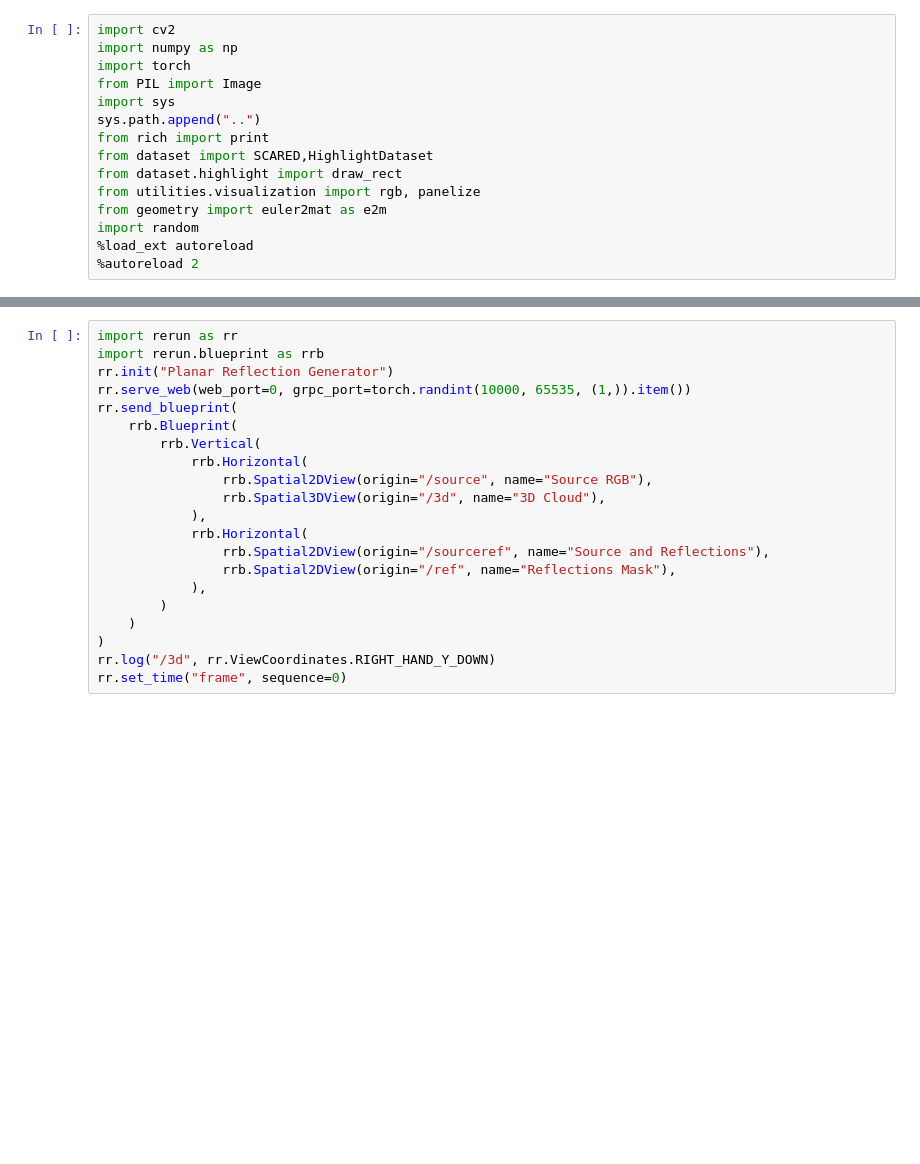
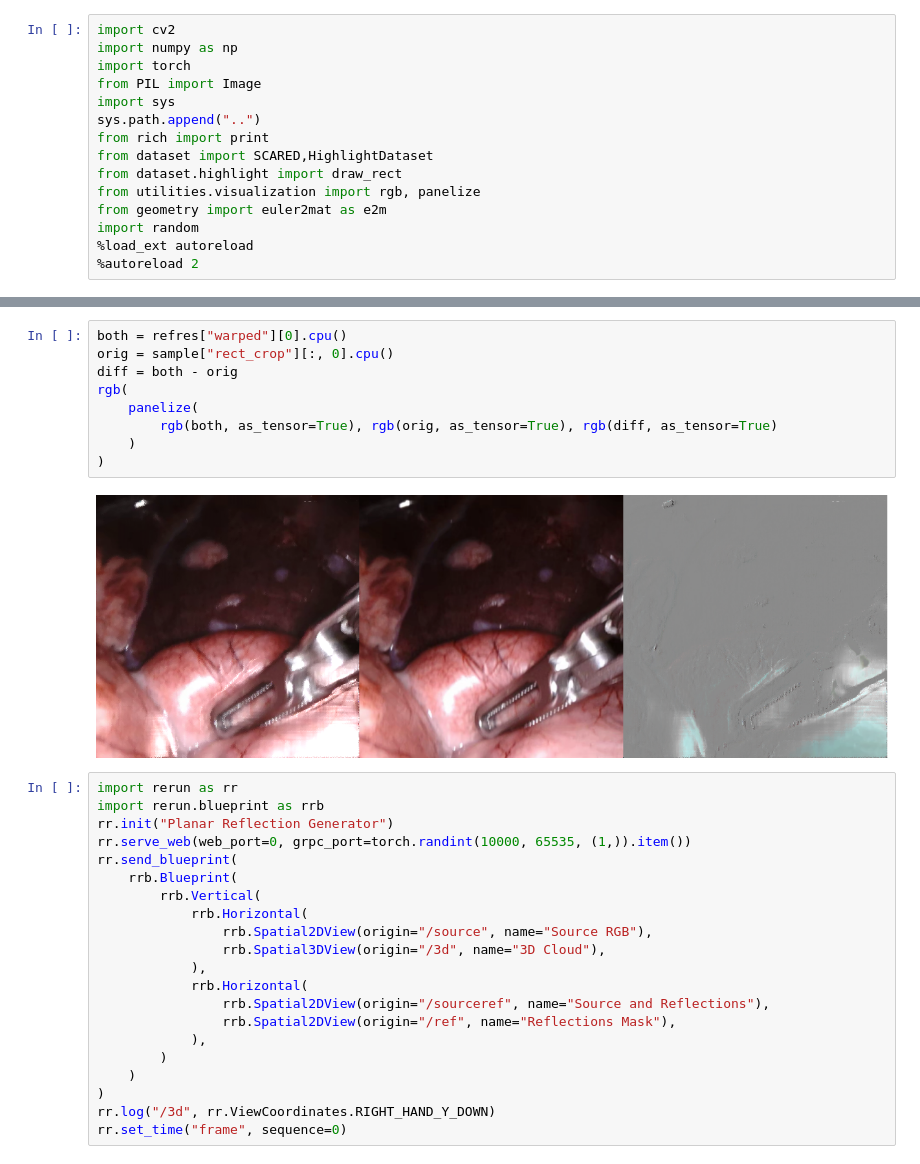
Before and after one commit to alberto-rota/UnReflectAnything, a Jupyter notebook: sandboxes/virtual_highlights.ipynb, the cells around one changed output, grey strips where cells are left out. Saved outputs shown, nothing was run; the diff lists cells and outputs as text; blank space fills up the shorter version.

```diff
--- a/sandboxes/virtual_highlights.ipynb
+++ b/sandboxes/virtual_highlights.ipynb
@@ -222,6 +268,17 @@ for light_sample in range(50):
     #         rgb(refres["reflection_only"][0],resize=(config.IMAGE_HEIGHT,config.IMAGE_WIDTH),as_tensor=True,colormap="gray"),
     #     )
     # )
+# %%
+both = refres["warped"][0].cpu()
+orig = sample["rect_crop"][:, 0].cpu()
+diff = both - orig
+rgb(
+    panelize(
+        rgb(both, as_tensor=True), rgb(orig, as_tensor=True), rgb(diff, as_tensor=True)
+    )
+)
+# %% [output]
+[figure, added]
 # %%
 import rerun as rr
 import rerun.blueprint as rrb
```
Also changed, not shown: parts of 13 cells of this notebook, 12 other files.
